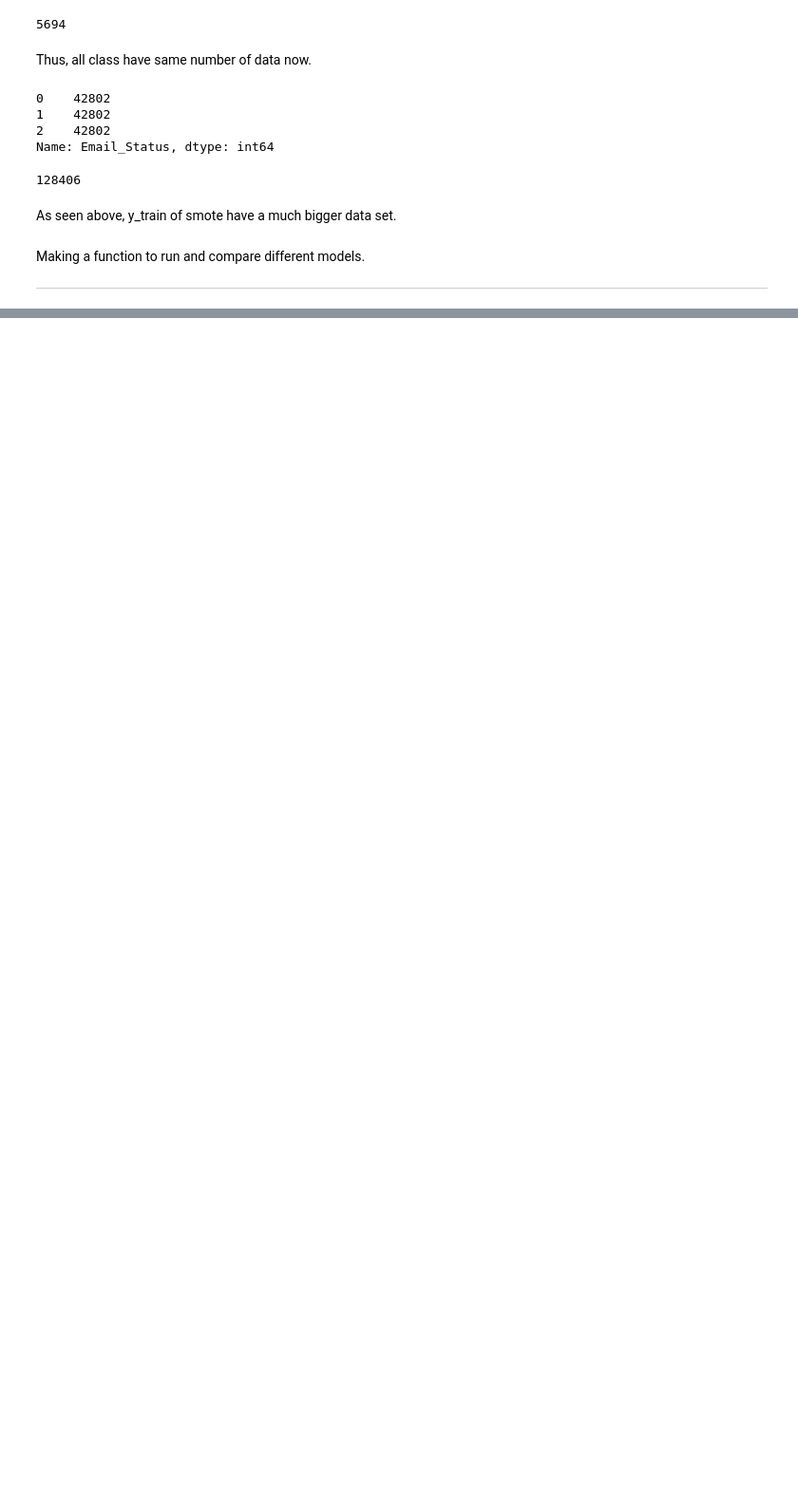
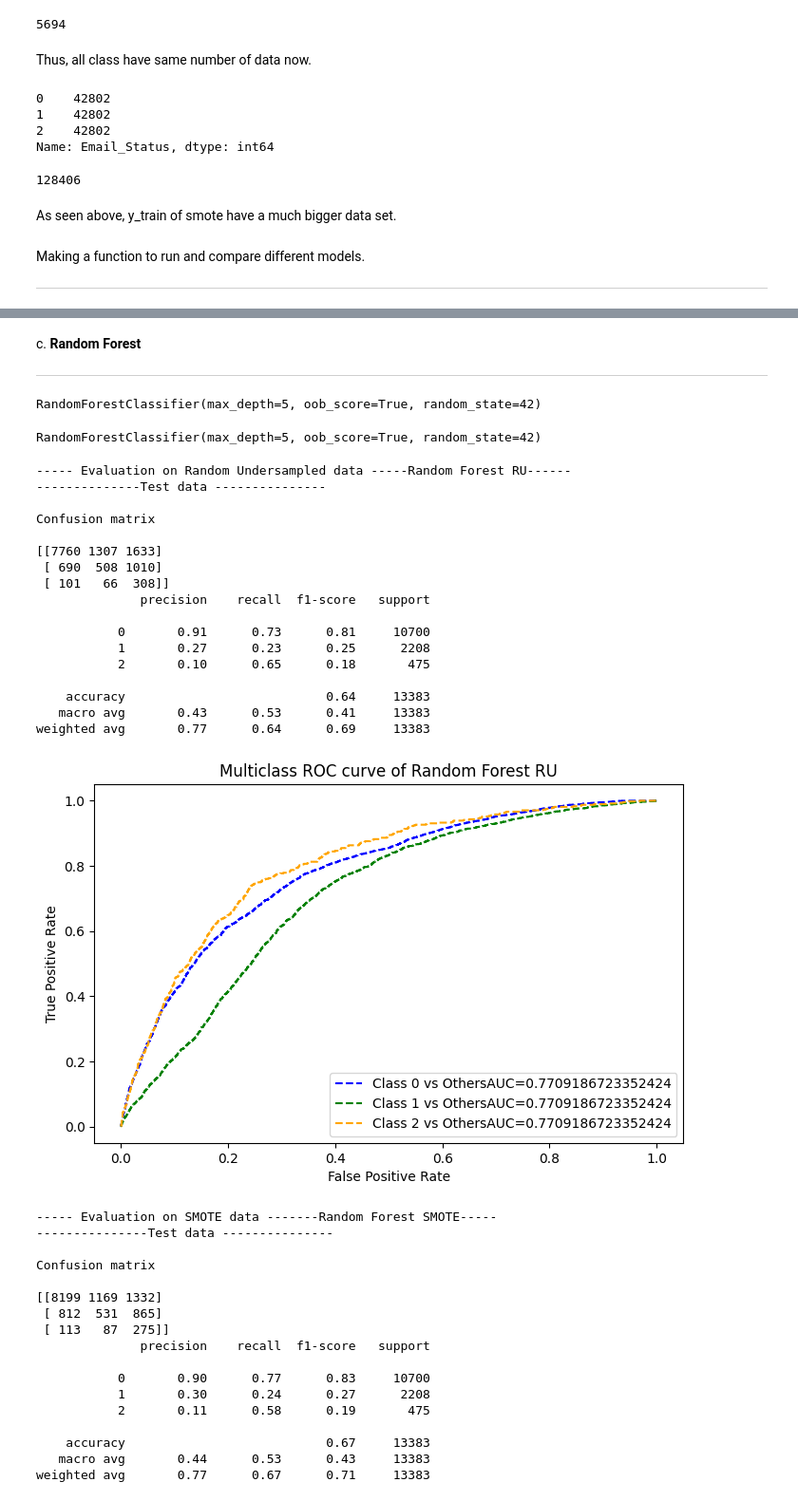
Before and after one commit to akashkivani/almabetter-Email-Campaign-Effectiveness-Prediction-Project, a Jupyter notebook: Email_Campaign_Effectiveness_Prediction.ipynb, the cells around one changed output, grey strips where cells are left out. Shown at 95% size. Drawn from its saved outputs; the diff is of its cells as text; code cells hidden in the pictures; blank space fills up the shorter version.

```diff
--- a/Email_Campaign_Effectiveness_Prediction.ipynb
+++ b/Email_Campaign_Effectiveness_Prediction.ipynb
@@ -571,0 +874,4 @@ def model_evaluation(model_name_RUS,model_name_SMOTE,model_var_rus, model_var_sm
+# %% [markdown]
+c. **Random Forest**
+
+---
@@ -571,0 +880,52 @@ def model_evaluation(model_name_RUS,model_name_SMOTE,model_var_rus, model_var_sm
+# %%
+#For random unsampling
+rf_ru = RandomForestClassifier(random_state=42, max_depth=5, n_estimators=100, oob_score=True)
+rf_ru.fit(x_train_ru,y_train_ru)
+# %% [output]
+RandomForestClassifier(max_depth=5, oob_score=True, random_state=42)
+# %%
+#For SMOTE
+rf_smote = RandomForestClassifier(random_state=42, max_depth=5, n_estimators=100, oob_score=True)
+rf_smote.fit(x_train_smote,y_train_smote)
+# %% [output]
+RandomForestClassifier(max_depth=5, oob_score=True, random_state=42)
+# %%
+#Evaluation of Random forest
+rf_eval = model_evaluation('Random Forest RU', 'Random Forest SMOTE', rf_ru, rf_smote, x_train_ru, y_train_ru, x_train_smote, y_train_smote, x_test, y_test)
+rf_eval
+# %% [output]
+----- Evaluation on Random Undersampled data -----Random Forest RU------
+--------------Test data ---------------
+
+Confusion matrix
+
+[[7760 1307 1633]
+ [ 690  508 1010]
+ [ 101   66  308]]
+              precision    recall  f1-score   support
+
+           0       0.91      0.73      0.81     10700
+           1       0.27      0.23      0.25      2208
+           2       0.10      0.65      0.18       475
+
+    accuracy                           0.64     13383
+   macro avg       0.43      0.53      0.41     13383
+weighted avg       0.77      0.64      0.69     13383
+[figure, added]
+----- Evaluation on SMOTE data -------Random Forest SMOTE-----
+---------------Test data ---------------
+
+Confusion matrix
+
+[[8199 1169 1332]
+ [ 812  531  865]
+ [ 113   87  275]]
+              precision    recall  f1-score   support
+
+           0       0.90      0.77      0.83     10700
+           1       0.30      0.24      0.27      2208
+           2       0.11      0.58      0.19       475
+
+    accuracy                           0.67     13383
+   macro avg       0.44      0.53      0.43     13383
+weighted avg       0.77      0.67      0.71     13383
```
Also changed, not shown: parts of 34 cells of this notebook.
